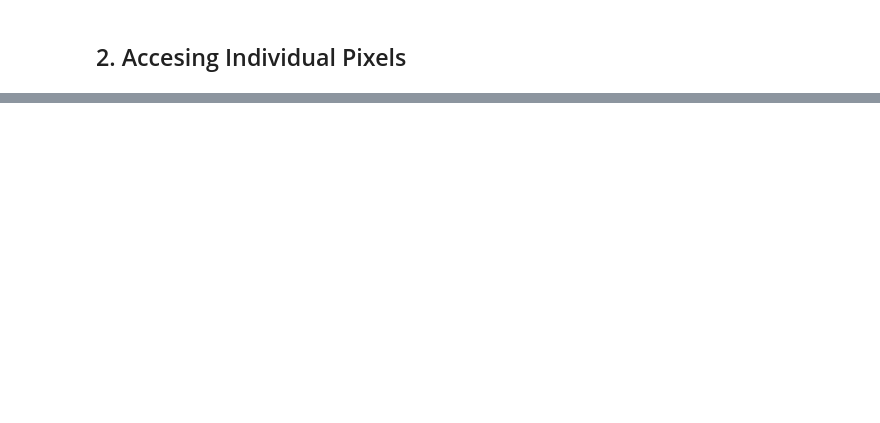
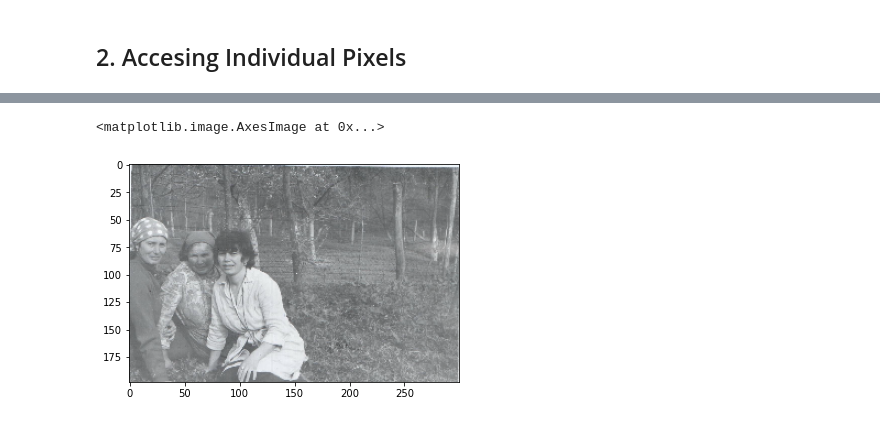
Before and after one commit to simsisim/sims-pyimage, a Jupyter notebook: _notebooks/2020-12-22-Day2-OpenCVTutorial.ipynb, the cells around one changed output, grey strips where cells are left out. Saved outputs shown, nothing was run; the diff lists cells and outputs as text; code cells hidden in the pictures; blank space fills up the shorter version.

```diff
--- a/_notebooks/2020-12-22-Day2-OpenCVTutorial.ipynb
+++ b/_notebooks/2020-12-22-Day2-OpenCVTutorial.ipynb
@@ -53,0 +81,10 @@ https://www.pyimagesearch.com/2018/07/19/opencv-tutorial-a-guide-to-learn-opencv
+# %%
+#Resize the image manatining the aspect-ratio. Produce 300  wide px,
+#and calculate new height based on aspect-ratio in original image.
+r = 300.0 / w # ratio of old width /new width
+dim = (300, int(h * r))
+resized = cv2.resize(image, dim)
+plt.imshow(resized)
+# %% [output]
+<matplotlib.image.AxesImage at 0x...>
+[figure, added]
```
Also changed, not shown: parts of 23 cells of this notebook.
